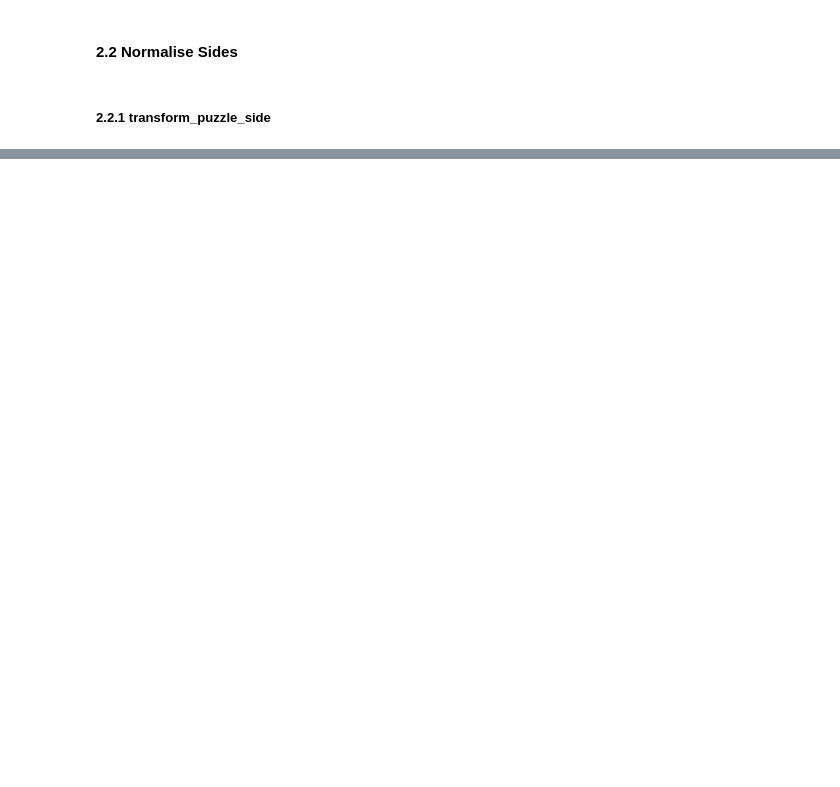
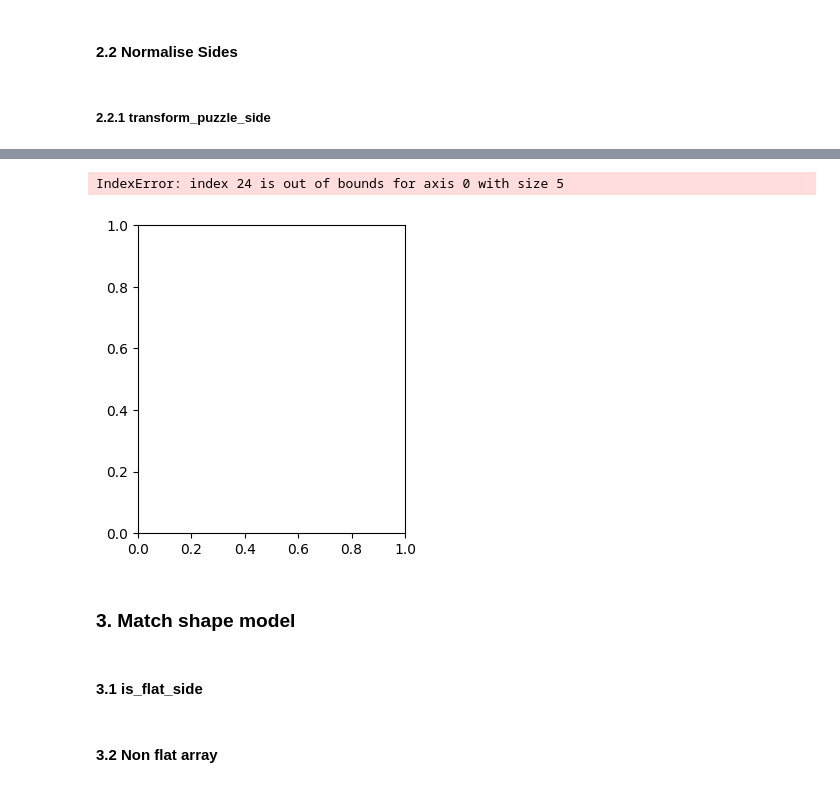
Before and after one commit to mamello-justice/computer-vision, a Jupyter notebook: Lab6/src/Lab 6.ipynb, the cells around one changed output, grey strips where cells are left out. Saved outputs shown, nothing was run; the diff lists cells and outputs as text; code cells hidden in the pictures; blank space fills up the shorter version.

```diff
--- a/Lab6/src/Lab 6.ipynb
+++ b/Lab6/src/Lab 6.ipynb
@@ -204,0 +275,9 @@ for i, idx in enumerate(drawn_images):
+# %%
+draw_samples(evenly_spaced_sides)
+# %% [output]
+IndexError: index 24 is out of bounds for axis 0 with size 5
+[figure, added]
+# %% [markdown]
+### 3. Match shape model
+# %% [markdown]
+#### 3.1 is_flat_side
@@ -204,0 +293,2 @@ for i, idx in enumerate(drawn_images):
+# %% [markdown]
+#### 3.2 Non flat array
```
Also changed, not shown: parts of 11 cells of this notebook.
